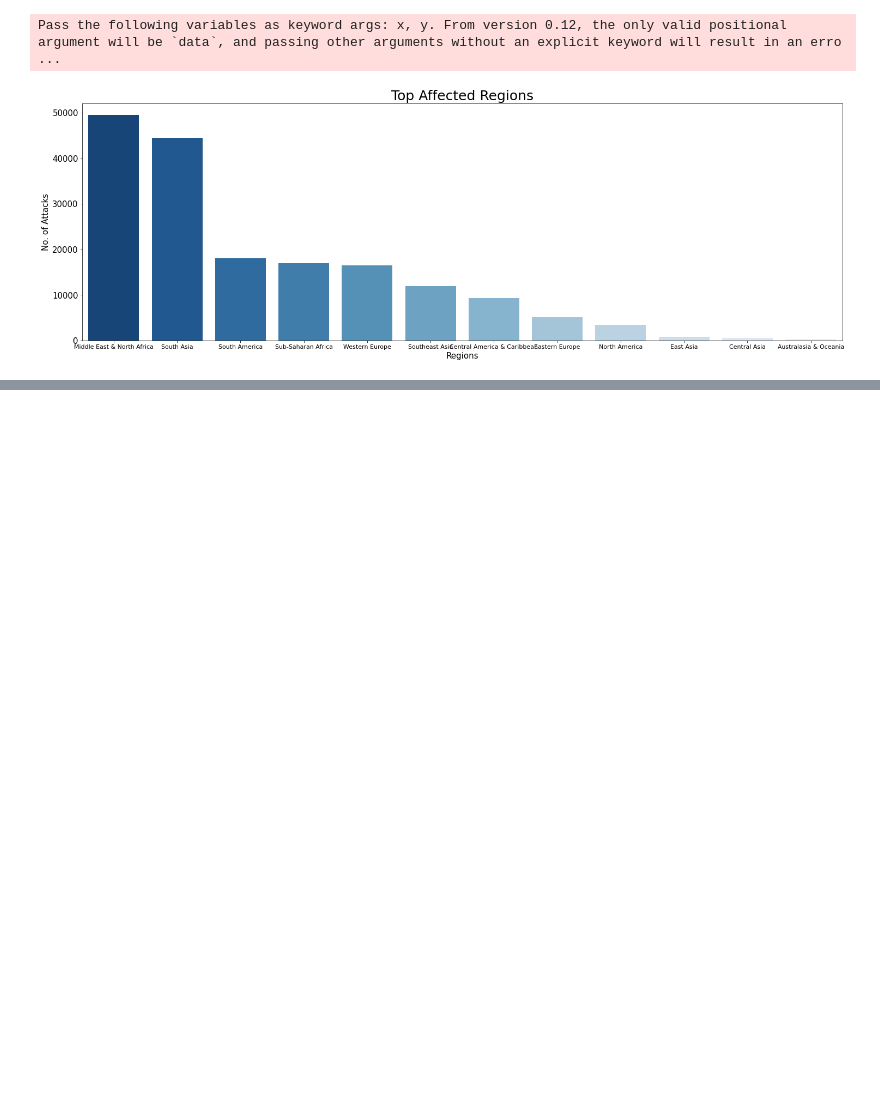
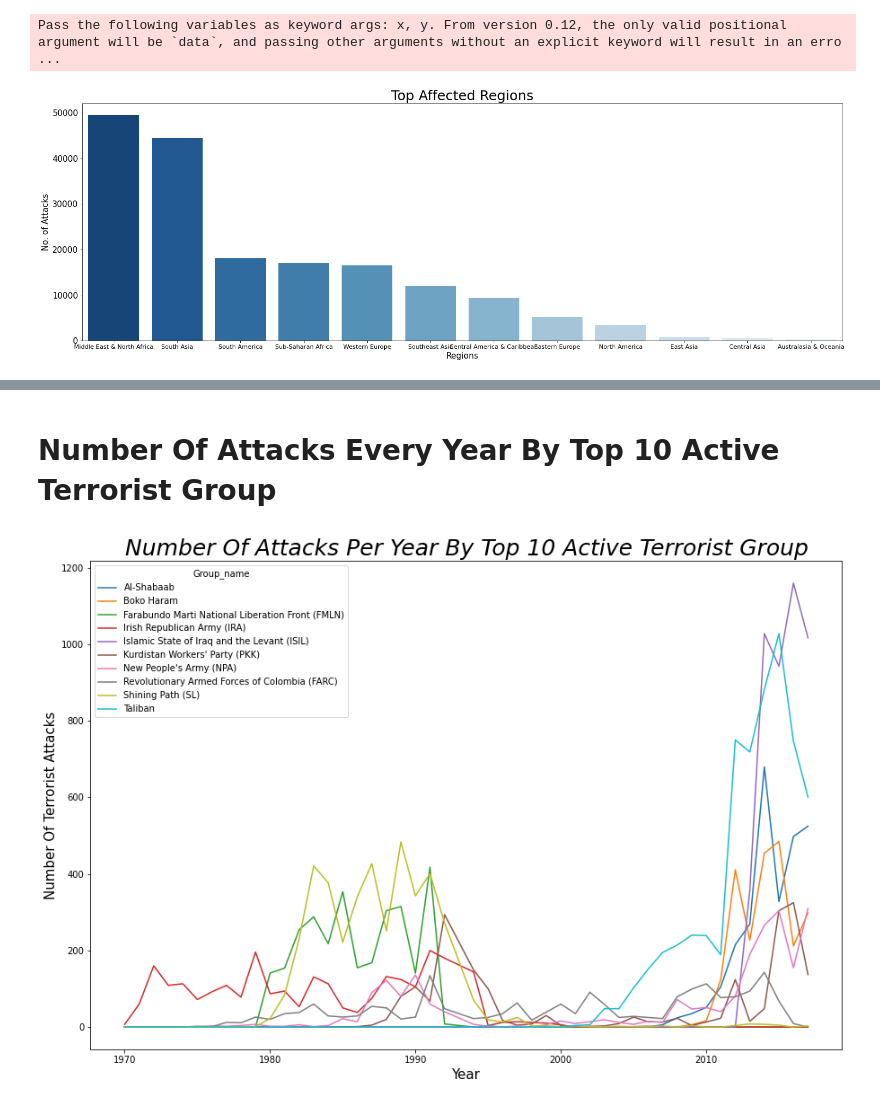
Before and after one commit to yashpatil454/Global_Terrorism_EDA_I, a Jupyter notebook: Team_Global_Terrorism_Analysis_Capstone_Project_I.ipynb, the cells around one changed output, grey strips where cells are left out. Drawn from its saved outputs; the diff is of its cells as text; code cells hidden in the pictures; blank space fills up the shorter version.

```diff
--- a/Team_Global_Terrorism_Analysis_Capstone_Project_I.ipynb
+++ b/Team_Global_Terrorism_Analysis_Capstone_Project_I.ipynb
@@ -264,0 +382,22 @@ Pass the following variables as keyword args: x, y. From version 0.12, the only
+# %% [markdown]
+# Number Of Attacks Every Year By Top 10 Active Terrorist Group
+# %%
+# Filter top 10 terrorist group in Dataframe.
+attack_by_grp=gt_df['Group_name'].value_counts()
+top_attack_group = attack_by_grp[1:11]  # start indexing from 1 because at zeroth indexing there are unknown terrorist groups
+grp_name = top_attack_group.index
+top_attack_grp = gt_df[gt_df['Group_name'].isin(grp_name)]
+# %%
+# Make another Dataframe named tag_df with two columns, Year and number of attacks by top 10 groups and unstack it.
+tag_df = top_attack_grp.groupby(['Year', 'Group_name'])['Group_name'].count().unstack()
+tag_df.fillna(0, inplace = True)
+
+# Plot a line graph between years and number of terrorist attacks by top 10 terrorist group
+plt.rcParams['figure.figsize'] = (15,10)
+tag_df.plot(kind = 'line')
+plt.title('Number Of Attacks Per Year By Top 10 Active Terrorist Group', fontsize=25, Style='oblique')
+plt.ylabel('Number Of Terrorist Attacks',fontsize=15)
+plt.xlabel('Year', fontsize=15)
+plt.show()
+# %% [output]
+[figure, added]
```
Also changed, not shown: parts of 18 cells of this notebook.
